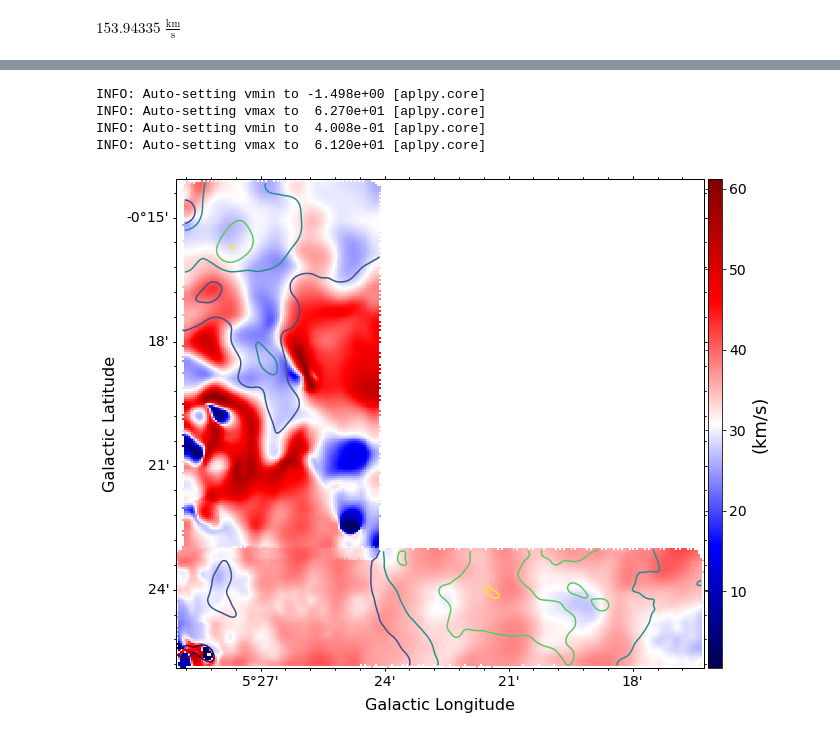
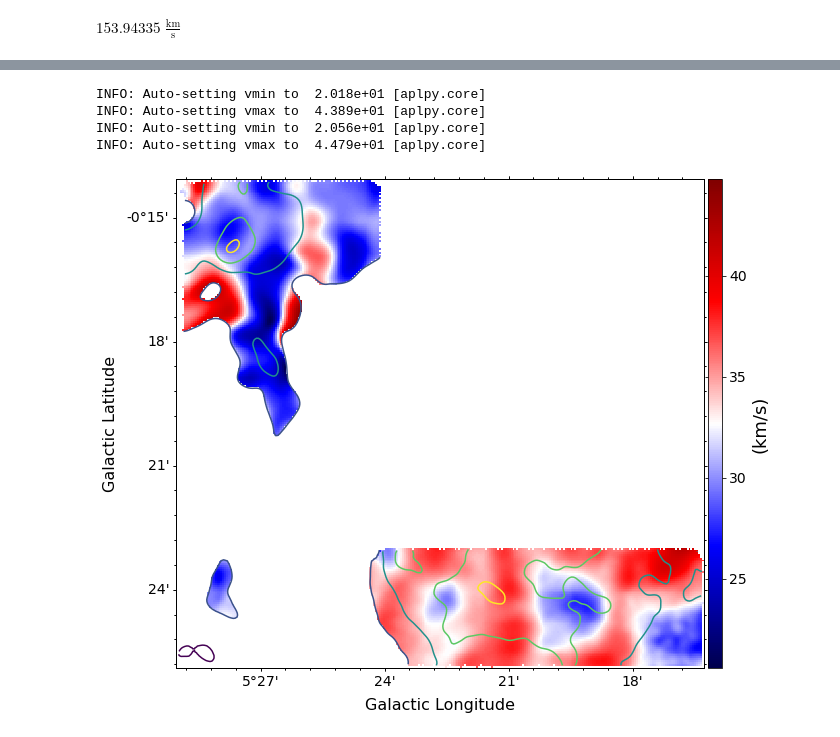
Before and after one commit to SpacialTree/clouds-g5-b1, a Jupyter notebook: MomentMaps.ipynb, the cells around one changed output, grey strips where cells are left out. Cells and saved outputs as stored; diff of their text form; code cells hidden in the pictures.

```diff
--- a/MomentMaps.ipynb
+++ b/MomentMaps.ipynb
@@ -355,12 +364,12 @@ INFO: Auto-setting resolution to 37.2333 dpi [aplpy.core]
 # %%
-cube17_0 = (righ_cu.with_mask(righ_cu>0.05*u.K)).moment0()
-cube17_0.quicklook()
-cube17_0.FITSFigure.show_colorscale(cmap='inferno')
-cube17_0.FITSFigure.show_contour(righ_cu.with_mask(righ_cu>0.05*u.K).moment0().hdu, returnlevels=True)
-cube17_0.FITSFigure.colorbar.set_axis_label_text('Integrated Intensity (K km/s)')
-cube17_0.FITSFigure.colorbar.set_axis_label_font(size=18)
-cube17_0.FITSFigure.colorbar.set_font(size=14)
-cube17_0.FITSFigure.axis_labels.set_font(size=16)
-cube17_0.FITSFigure.tick_labels.set_font(size=14)
-cube17_0.FITSFigure.savefig('/orange/adamginsburg/cmz/g5/code/plots/mom0_G5b_17.pdf')
+cube17b_0 = (righ_cu.with_mask(righ_cu>0.05*u.K)).moment0()
+cube17b_0.quicklook()
+cube17b_0.FITSFigure.show_colorscale(cmap='inferno')
+levsb = cube17b_0.FITSFigure.show_contour(righ_cu.with_mask(righ_cu>0.05*u.K).moment0().hdu, returnlevels=True)
+cube17b_0.FITSFigure.colorbar.set_axis_label_text('Integrated Intensity (K km/s)')
+cube17b_0.FITSFigure.colorbar.set_axis_label_font(size=18)
+cube17b_0.FITSFigure.colorbar.set_font(size=14)
+cube17b_0.FITSFigure.axis_labels.set_font(size=16)
+cube17b_0.FITSFigure.tick_labels.set_font(size=14)
+cube17b_0.FITSFigure.savefig('/orange/adamginsburg/cmz/g5/code/plots/mom0_G5b_17.pdf')
 # %% [output]
@@ -456,17 +499,18 @@ INFO: Auto-setting vmax to  9.010e+01 [aplpy.core]
 # %%
-cube17_2 = (righ_cu.with_mask(righ_cu>0.05*u.K)).linewidth_fwhm()
-cube17_2.quicklook()
-cube17_2.FITSFigure.show_colorscale(cmap='seismic')
-cube17_2.FITSFigure.colorbar.set_axis_label_text('(km/s)')
-cube17_2.FITSFigure.show_contour(righ_cu.with_mask(righ_cu>0.05*u.K).moment0().hdu)
-cube17_2.FITSFigure.colorbar.set_axis_label_font(size=18)
-cube17_2.FITSFigure.colorbar.set_font(size=14)
-cube17_2.FITSFigure.axis_labels.set_font(size=16)
-cube17_2.FITSFigure.tick_labels.set_font(size=14)
-#cube17_2.FITSFigure.savefig('/orange/adamginsburg/cmz/g5/code/plots/mom2_17.pdf')
+cube17b_2 = (righ_cu.with_mask(righ_cu>0.05*u.K)).linewidth_fwhm()
+cube17b_2 = cube17b_2/(cube17b_0 > 100 * u.K * u.km / u.second)
+cube17b_2.quicklook()
+cube17b_2.FITSFigure.show_colorscale(cmap='seismic')
+cube17b_2.FITSFigure.colorbar.set_axis_label_text('(km/s)')
+cube17b_2.FITSFigure.show_contour(righ_cu.with_mask(righ_cu>0.05*u.K).moment0().hdu)
+cube17b_2.FITSFigure.colorbar.set_axis_label_font(size=18)
+cube17b_2.FITSFigure.colorbar.set_font(size=14)
+cube17b_2.FITSFigure.axis_labels.set_font(size=16)
+cube17b_2.FITSFigure.tick_labels.set_font(size=14)
+#cube17b_2.FITSFigure.savefig('/orange/adamginsburg/cmz/g5/code/plots/mom2_17.pdf')
 # %% [output]
-INFO: Auto-setting vmin to -1.498e+00 [aplpy.core]
-INFO: Auto-setting vmax to  6.270e+01 [aplpy.core]
-INFO: Auto-setting vmin to  4.008e-01 [aplpy.core]
-INFO: Auto-setting vmax to  6.120e+01 [aplpy.core]
+INFO: Auto-setting vmin to  2.018e+01 [aplpy.core]
+INFO: Auto-setting vmax to  4.389e+01 [aplpy.core]
+INFO: Auto-setting vmin to  2.056e+01 [aplpy.core]
+INFO: Auto-setting vmax to  4.479e+01 [aplpy.core]
-[figure, old version]
+[figure, new version]
```
Also changed, not shown: parts of 34 cells of this notebook, 6 other files.
